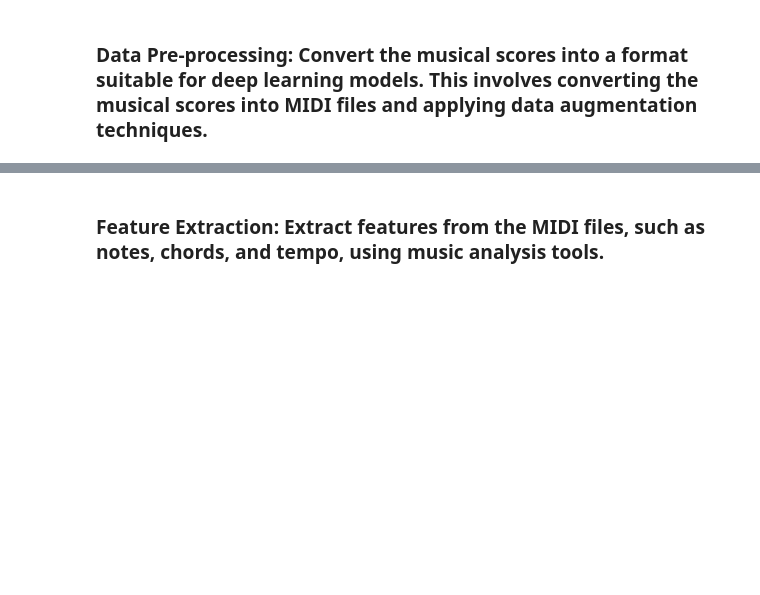
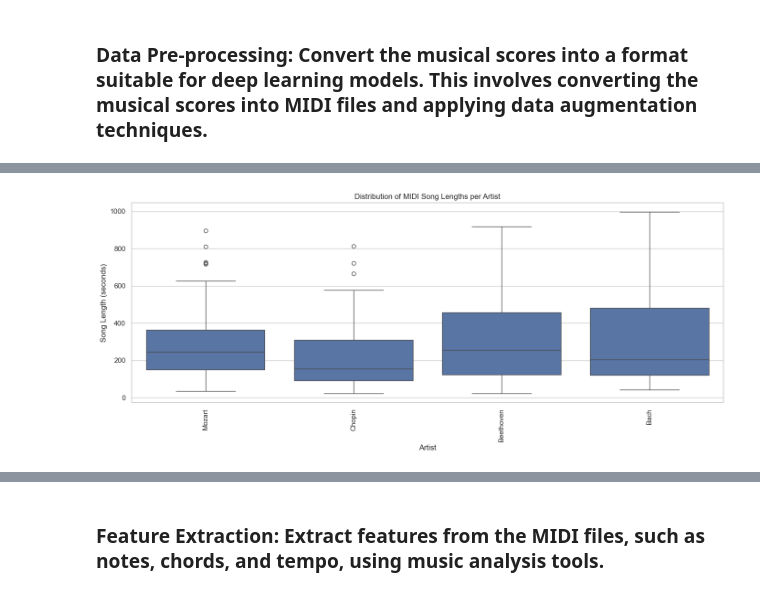
Before and after one commit to victorhg/aai511-final-project-group6, a Jupyter notebook: main.ipynb, the cells around one changed output, grey strips where cells are left out. Saved outputs shown, nothing was run; the diff lists cells and outputs as text; code cells hidden in the pictures; blank space fills up the shorter version.

```diff
--- a/main.ipynb
+++ b/main.ipynb
@@ -7,0 +198,14 @@
+# %%
+# Remove Beethoven outlier
+df = df[df['length'] <= 1000]
+# %%
+plt.figure(figsize=(14, 6))
+sns.boxplot(x='artist', y='length', data=df)
+plt.xticks(rotation=90)
+plt.xlabel('Artist')
+plt.ylabel('Song Length (seconds)')
+plt.title('Distribution of MIDI Song Lengths per Artist')
+plt.tight_layout()
+plt.show()
+# %% [output]
+[figure, added]
```
Also changed, not shown: parts of 22 cells of this notebook.
